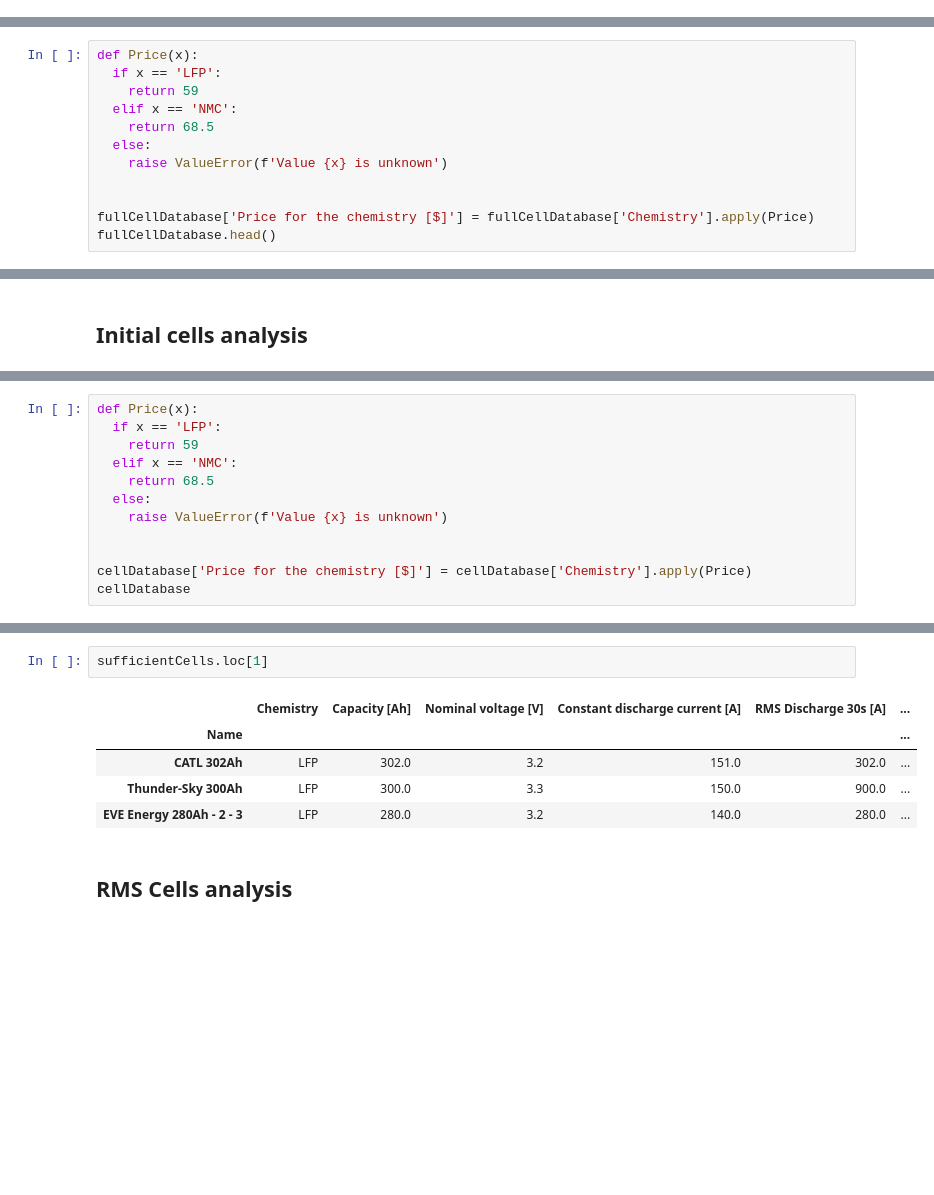
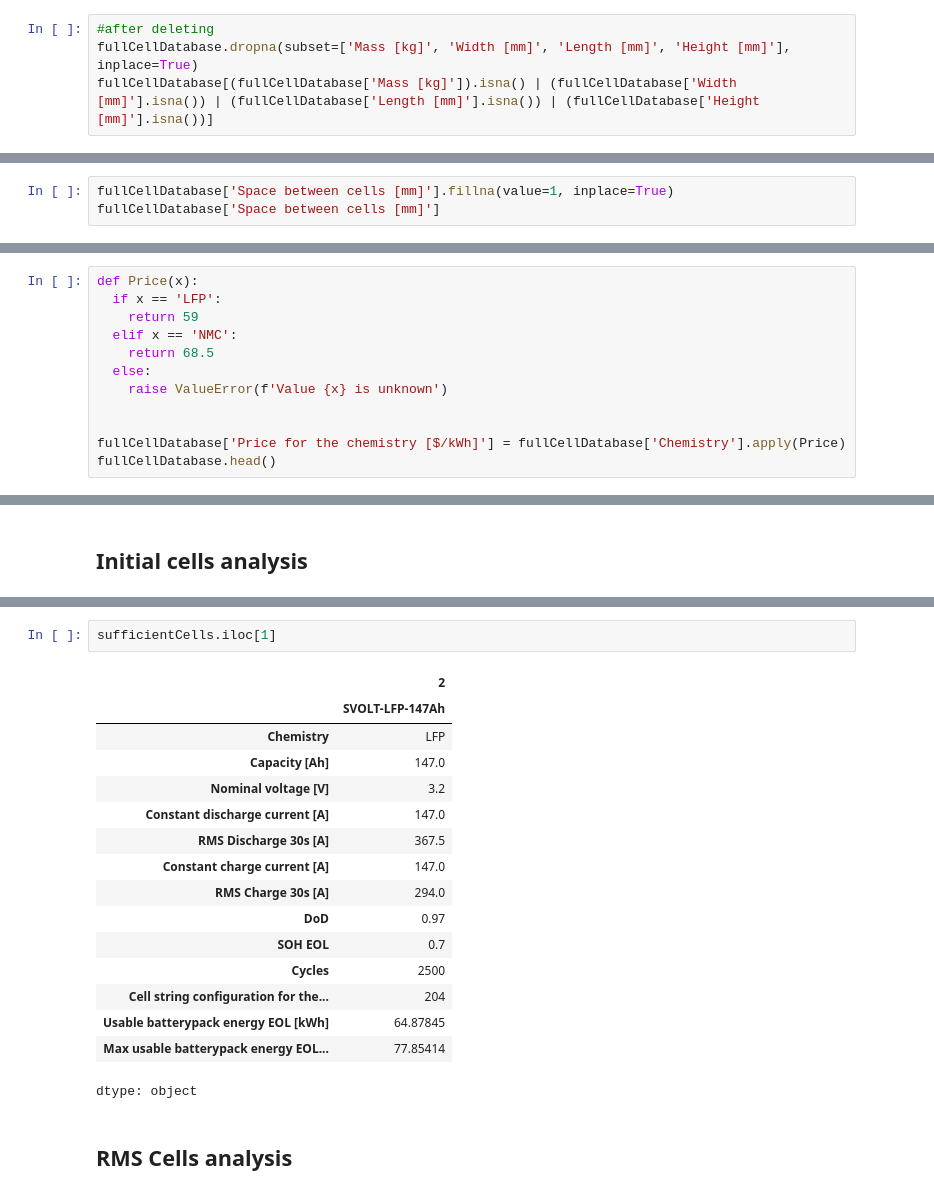
Before and after one commit to Bork00/Machine_learning_boot, a Jupyter notebook: Kalkulator.ipynb, the cells around one changed output, grey strips where cells are left out. Drawn from its saved outputs; the diff is of its cells as text; blank space fills up the shorter version.

```diff
--- a/Kalkulator.ipynb
+++ b/Kalkulator.ipynb
@@ -240,0 +252,4 @@ fullCellDatabase[(fullCellDatabase['Name']).isna() | (fullCellDatabase['Capacity
+# %%
+#after deleting
+fullCellDatabase.dropna(subset=['Mass [kg]', 'Width [mm]', 'Length [mm]', 'Height [mm]'], inplace=True)
+fullCellDatabase[(fullCellDatabase['Mass [kg]']).isna() | (fullCellDatabase['Width [mm]'].isna()) | (fullCellDatabase['Length [mm]'].isna()) | (fullCellDatabase['Height [mm]'].isna())]
@@ -325,0 +335,3 @@ dtype: bool
+# %%
+fullCellDatabase['Space between cells [mm]'].fillna(value=1, inplace=True)
+fullCellDatabase['Space between cells [mm]']
@@ -397,7 +430,7 @@ def Price(x):
     raise ValueError(f'Value {x} is unknown')
 
 
-fullCellDatabase['Price for the chemistry [$]'] = fullCellDatabase['Chemistry'].apply(Price)
+fullCellDatabase['Price for the chemistry [$/kWh]'] = fullCellDatabase['Chemistry'].apply(Price)
 fullCellDatabase.head()
 # %% [output]
 |  | Name | Manufacturer | Cell type | Chemistry | Capacity [Ah] | Nominal voltage [V] | Min operating voltage [V] | ... |
@@ -454,12 +508,0 @@ cellDatabase.head()
-# %%
-def Price(x):
-  if x == 'LFP':
-    return 59
-  elif x == 'NMC':
-    return 68.5
-  else:
-    raise ValueError(f'Value {x} is unknown')
-
-
-cellDatabase['Price for the chemistry [$]'] = cellDatabase['Chemistry'].apply(Price)
-cellDatabase
@@ -517,11 +569,22 @@ sufficientCells.head()
 # %%
-sufficientCells.loc[1]
+sufficientCells.iloc[1]
 # %% [output]
-|  | Chemistry | Capacity [Ah] | Nominal voltage [V] | Constant discharge current [A] | RMS Discharge 30s [A] | ... |
-| Name |  |  |  |  |  | ... |
-| CATL 302Ah | LFP | 302.0 | 3.2 | 151.0 | 302.0 | ... |
-| Thunder-Sky 300Ah | LFP | 300.0 | 3.3 | 150.0 | 900.0 | ... |
-| EVE Energy 280Ah - 2 - 3 | LFP | 280.0 | 3.2 | 140.0 | 280.0 | ... |
+|  | 2 |
+|  | SVOLT-LFP-147Ah |
+| Chemistry | LFP |
+| Capacity [Ah] | 147.0 |
+| Nominal voltage [V] | 3.2 |
+| Constant discharge current [A] | 147.0 |
+| RMS Discharge 30s [A] | 367.5 |
+| Constant charge current [A] | 147.0 |
+| RMS Charge 30s [A] | 294.0 |
+| DoD | 0.97 |
+| SOH EOL | 0.7 |
+| Cycles | 2500 |
+| Cell string configuration for the... | 204 |
+| Usable batterypack energy EOL [kWh] | 64.87845 |
+| Max usable batterypack energy EOL... | 77.85414 |
+dtype: object
 # %% [markdown]
 ## RMS Cells analysis
 # %%
```
Also changed, not shown: parts of 61 cells of this notebook.
